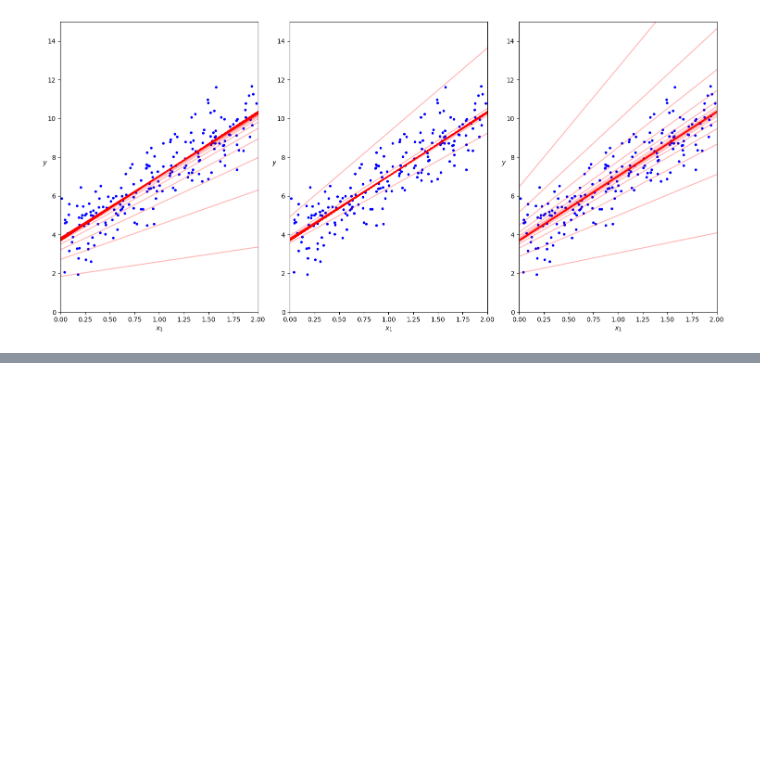
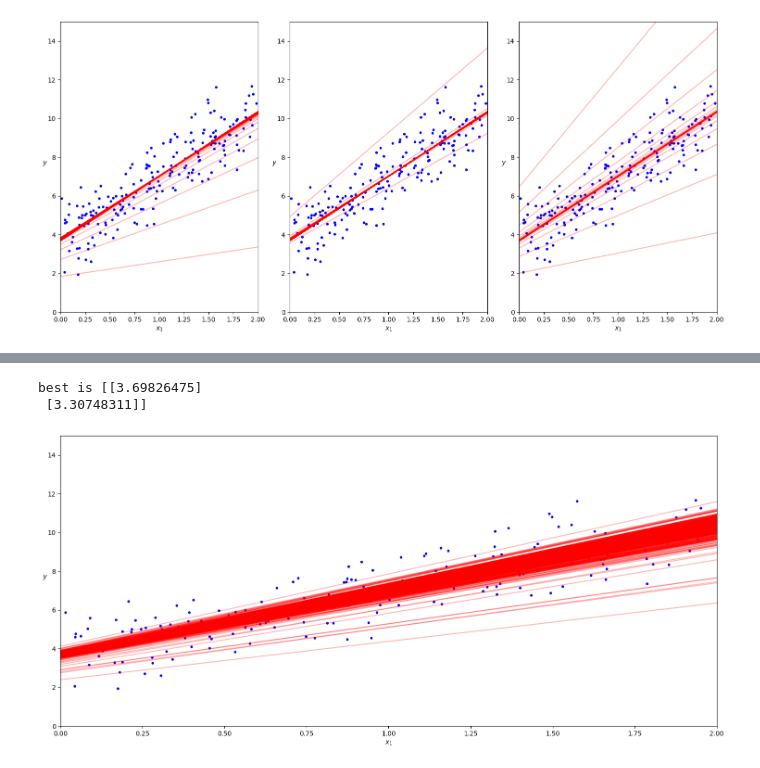
Before and after one commit to sieugene/handson-ml3, a Jupyter notebook: ch4/1-1/1-Gradient Descent.ipynb, the cells around one changed output, grey strips where cells are left out. Drawn from its saved outputs; the diff is of its cells as text; code cells hidden in the pictures; blank space fills up the shorter version.

Commit message:
Stochastic Gradient Descent

```diff
--- a/ch4/1-1/1-Gradient Descent.ipynb
+++ b/ch4/1-1/1-Gradient Descent.ipynb
@@ -405,0 +494,52 @@ best is [[3.69084138]
+# %%
+
+_, axs = plt.subplots(1, 1, figsize=(15, 7))
+
+# t0, t1 = 5, 50 learning schedule hyperparameters
+def sgd(n_epochs = 50, t0 = 5, t1 = 50):
+	def initDrawPlt():
+		axs.plot(X, y, "b.")
+		axs.set_xlabel("$x_1$")
+		axs.set_ylabel("$y$", rotation=0)
+		axs.axis([0, 2, 0, 15])
+		return axs
+	drawPlt = initDrawPlt()
+	def addLineToDraw(theta_val, alpha = 0.3):
+		line = np.array([[0], [2]])
+		drawPlt.plot(line, add_dummy_feature(line) @ theta_val, "r-", alpha=alpha) # alpha типа как opacity
+
+	def learning_schedule(t):
+		return t0 / (t + t1)
+
+	def findBest():
+		m = len(X_b) # number of instances
+		rng = np.random.default_rng(seed=42)
+		theta = rng.standard_normal((2, 1)) # randomly initialized model parameters
+		for epoch in range(n_epochs):
+			for iteration in range(m):
+				# Вся фишка тут в этом, в random_index
+				random_index = rng.integers(m)
+				#  форма (1, 2) сохраняем ее срезом (нужно для транспонирования)
+				xi = X_b[random_index : random_index + 1]
+				yi = y[random_index : random_index + 1]
+				gradients = 2 * xi.T @ (xi @ theta - yi) # for SGD, do not divide by m
+				eta = learning_schedule(epoch * m + iteration)
+				theta = theta - eta * gradients
+
+				addLineToDraw(theta)
+		return theta
+	theta = findBest()
+	print("best is", theta)
+
+sgd()
+
+# Draw
+plt.tight_layout()
+plt.show()
+
+# каждое из этих 10 000 обновлений смотрит только на 1 случайный объект.
+# Batch gradient descent смотрит не на одно, а на все сразу, на все 200 сразу!
+# %% [output]
+best is [[3.69826475]
+ [3.30748311]]
+[figure, added]
```
Also changed, not shown: parts of 3 cells of this notebook.
